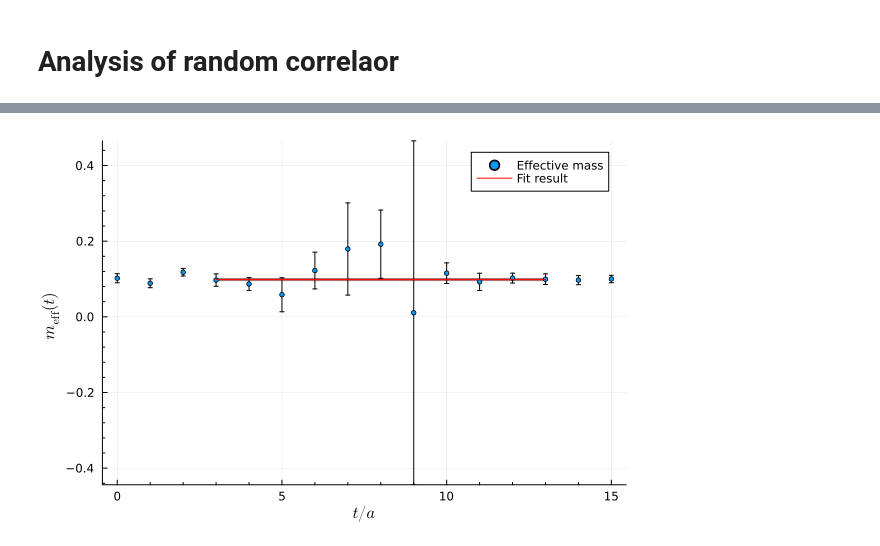
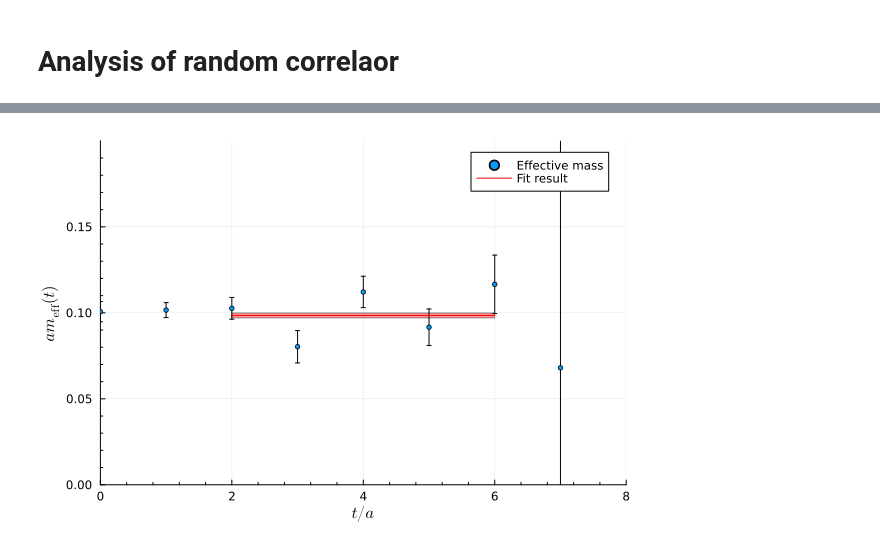
Before and after one commit to ResStump/CorrelatorAnalysis.jl, a Jupyter notebook: examples/correlator_analysis_random.ipynb, the cells around one changed output, grey strips where cells are left out. Saved outputs shown, nothing was run; the diff lists cells and outputs as text; code cells hidden in the pictures.

```diff
--- a/examples/correlator_analysis_random.ipynb
+++ b/examples/correlator_analysis_random.ipynb
@@ -23,6 +28,6 @@ end
 # %%
 # Correlator
-mcid = "random_100"
+mcid = "random_1000"
 Cₜ = CA.uwreal_array(corr, mcid, :auto)
 
 p = CA.plot_correlator(Cₜ)
@@ -67,9 +77,0 @@ display(p)
-# %%
-# Plateau range (lattice units)
-plateau_range = [3, 13]
-plateau_range_folded = [2, 6]
-
-am = CA.fit_plateau(am_eff, plateau_range)
-am_folded = CA.fit_plateau(am_eff_folded, plateau_range_folded)
-
-CA.err!(am), CA.err!(am_folded)
@@ -77,0 +82,9 @@ CA.err!(am), CA.err!(am_folded)
+# %%
+plateau_range = [3, 13]
+
+fit_result = CA.fit_plateau(am_eff, plateau_range)
+am = CA.err!(fit_result.param[1])
+
+@show am
+println("reduced χ² = $(fit_result.χ²_red)")
+println("p-value = $(fit_result.p_value)")
@@ -77,0 +95,9 @@ CA.err!(am), CA.err!(am_folded)
+# %%
+plateau_range_folded = [2, 6]
+
+fit_result_folded = CA.fit_plateau(am_eff_folded, plateau_range_folded)
+am_folded = CA.err!(fit_result_folded.param[1])
+
+@show am_folded;
+println("reduced χ² = $(fit_result_folded.χ²_red)")
+println("p-value = $(fit_result_folded.p_value)")
@@ -78,8 +117,8 @@ CA.err!(am), CA.err!(am_folded)
 # %%
-# Plot effective mass with fit to plateau
-p = Plots.plot(ylim=[:auto, :auto])
-CA.plot_effective_mass!(am_eff)
-CA.plot_error_rectangle!(am, plateau_range)
+# Plot effective mass of folded correlator with fit to plateau
+p = Plots.plot(xlim=[:auto, :auto], ylim=[0, 0.2])
+CA.plot_effective_mass!(am_eff_folded)
+CA.plot_error_rectangle!(am_folded, plateau_range_folded)
 display(p)
 # %% [output]
-[figure, old version]
+[figure, new version]
```
Also changed, not shown: parts of 20 cells of this notebook, 3 other files.
